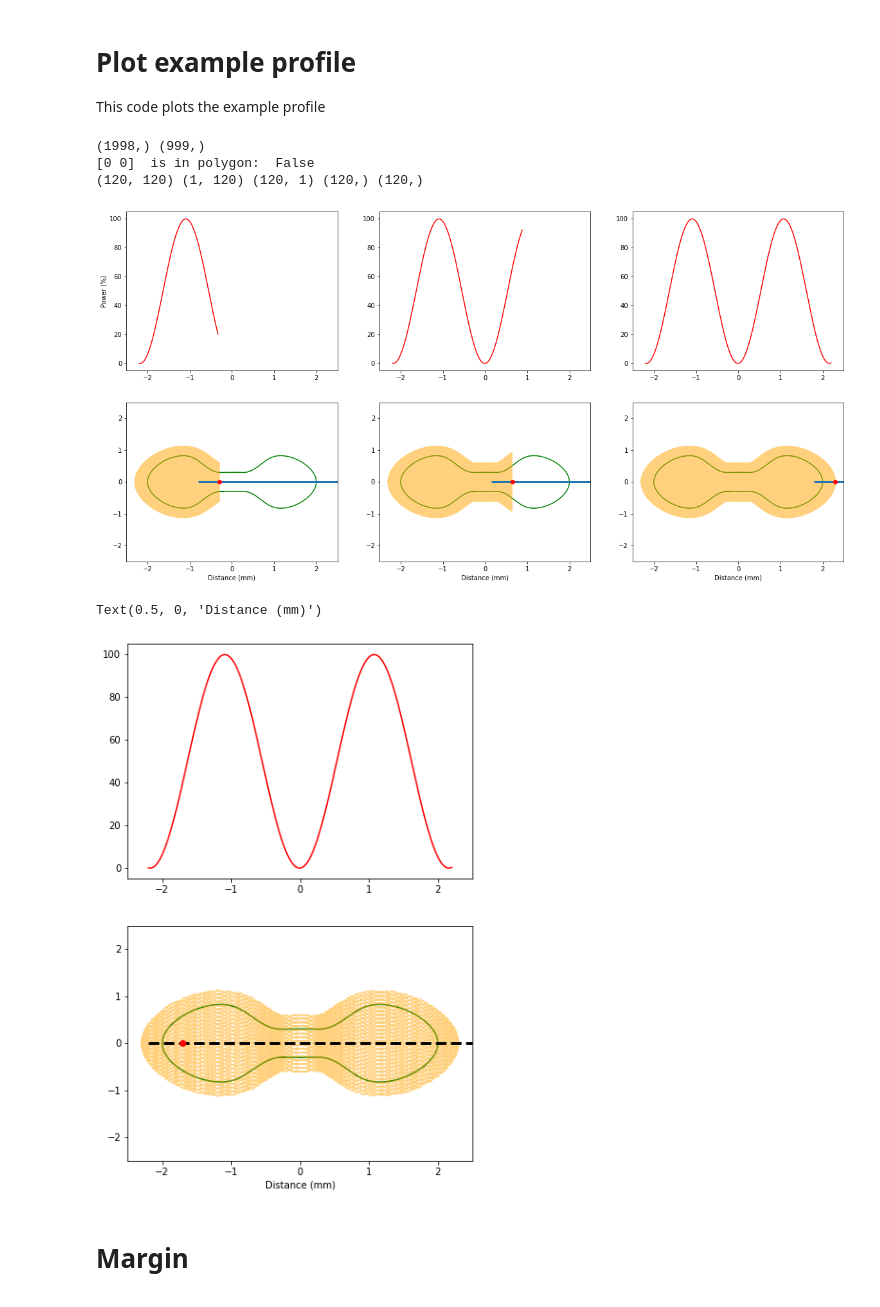
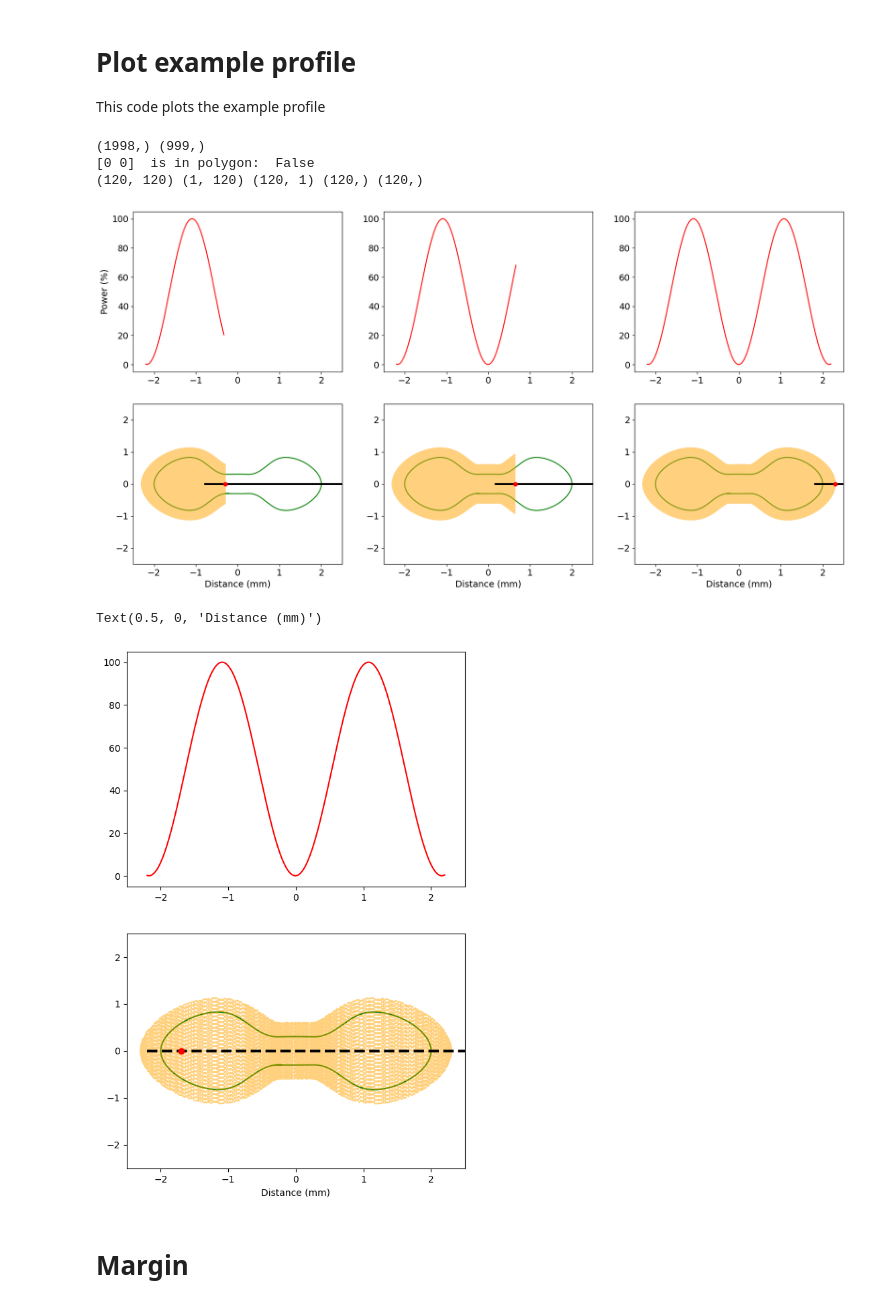
Before and after one commit to ipa/configurable_ablation, a Jupyter notebook: plots/plot_profile.ipynb, the cells around one changed output. Cells and saved outputs as stored; diff of their text form; code cells hidden in the pictures.

```diff
--- a/plots/plot_profile.ipynb
+++ b/plots/plot_profile.ipynb
@@ -71,6 +71,7 @@ x_power, y_power = __interpolate(x, y)
 y_power = np.concatenate((y_power, y_power))
 x_power = np.concatenate((x_power, -x_power))
 # %%
+plt.rcParams.update({'font.size': 14})
 
 power_offset = 1.5
 
@@ -90,7 +91,7 @@ plt.xlim(-2.5, 2.5)
 plt.ylabel("Power (%)")
 
 plt.subplot(2, 3, 2)
-range_ = list(range(700))
+range_ = list(range(650))
 plt.plot(x_power[range_], y_power[range_], color='red');
 plt.xlim(-2.5, 2.5)
 
@@ -103,41 +104,44 @@ plt.subplot(2, 3, 4)
 range_ = list(range(400))
 plt.plot(x_tumor, y_tumor, color='green')
 plt.plot(x_margin[range_], y_margin[range_], color='orange', alpha=0.5);
-plt.hlines(xmin=-0.8, xmax=2.5, y=0, linewidth=3);
+plt.hlines(xmin=-0.8, xmax=2.5, y=0, linewidth=3, colors='black');
 plt.plot(-0.3, 0, 'ro');
 plt.xlim(-2.5, 2.5)
 plt.ylim(-2.5, 2.5)
 plt.xlabel("Distance (mm)")
 
 plt.subplot(2, 3, 5)
 range_ = list(range(700))
 plt.plot(x_tumor, y_tumor, color='green')
 # plt.plot(-x_tumor, y_tumor, color='green')
 plt.plot(x_margin[range_], y_margin[range_], color='orange', alpha=0.5);
-plt.hlines(xmin=0.15, xmax=2.5, y=0, linewidth=3);
+plt.hlines(xmin=0.15, xmax=2.5, y=0, linewidth=3, colors='black');
 plt.plot(0.65, 0, 'ro');
 # plt.plot(-x_margin_r[range_], y_margin_r[range_], color='orange', alpha=0.5);
 plt.xlim(-2.5, 2.5)
 plt.ylim(-2.5, 2.5)
 plt.xlabel("Distance (mm)")
 
 
 plt.subplot(2, 3, 6)
 range_= list(range(990))
 plt.plot(x_tumor, y_tumor, color='green')
 plt.plot(x_margin[range_], y_margin[range_], color='orange', alpha=0.5);
-plt.hlines(xmin=1.8, xmax=2.5, y=0, linewidth=3);
+plt.hlines(xmin=1.8, xmax=2.5, y=0, linewidth=3, colors='black');
 plt.plot(2.3, 0, 'ro');
 plt.xlim(-2.5, 2.5)
 plt.ylim(-2.5, 2.5)
 plt.xlabel("Distance (mm)")
 
 x, y, z = get_inside(x_margin, y_margin)
+plt.savefig('out/profiles.png')
+plt.savefig('out/profiles.pdf')
+plt.savefig('out/profiles.svg')
 # %% [output]
 (1998,) (999,)
 [0 0]  is in polygon:  False
 (120, 120) (1, 120) (120, 1) (120,) (120,)
-[figure, old version]
+[figure, new version]
 # %%
 plt.figure(figsize=(6.5, 10))
 plt.subplot(2, 1, 1)
@@ -155,7 +159,7 @@ plt.ylim(-2.5, 2.5)
 plt.xlabel("Distance (mm)")
 # %% [output]
 Text(0.5, 0, 'Distance (mm)')
-[figure, old version]
+[figure, new version]
 # %% [markdown]
 # Margin
 # %%
```
Also changed, not shown: parts of 2 cells of this notebook, 3 other files.
